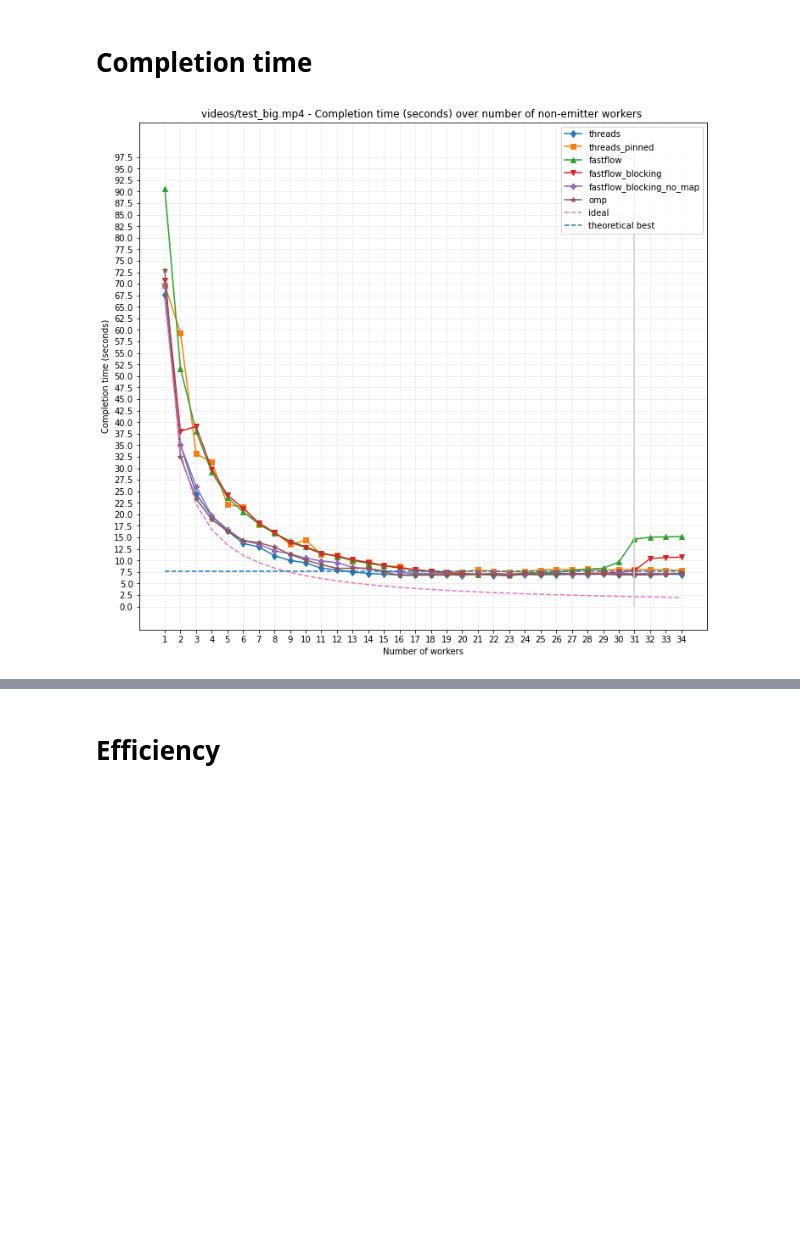
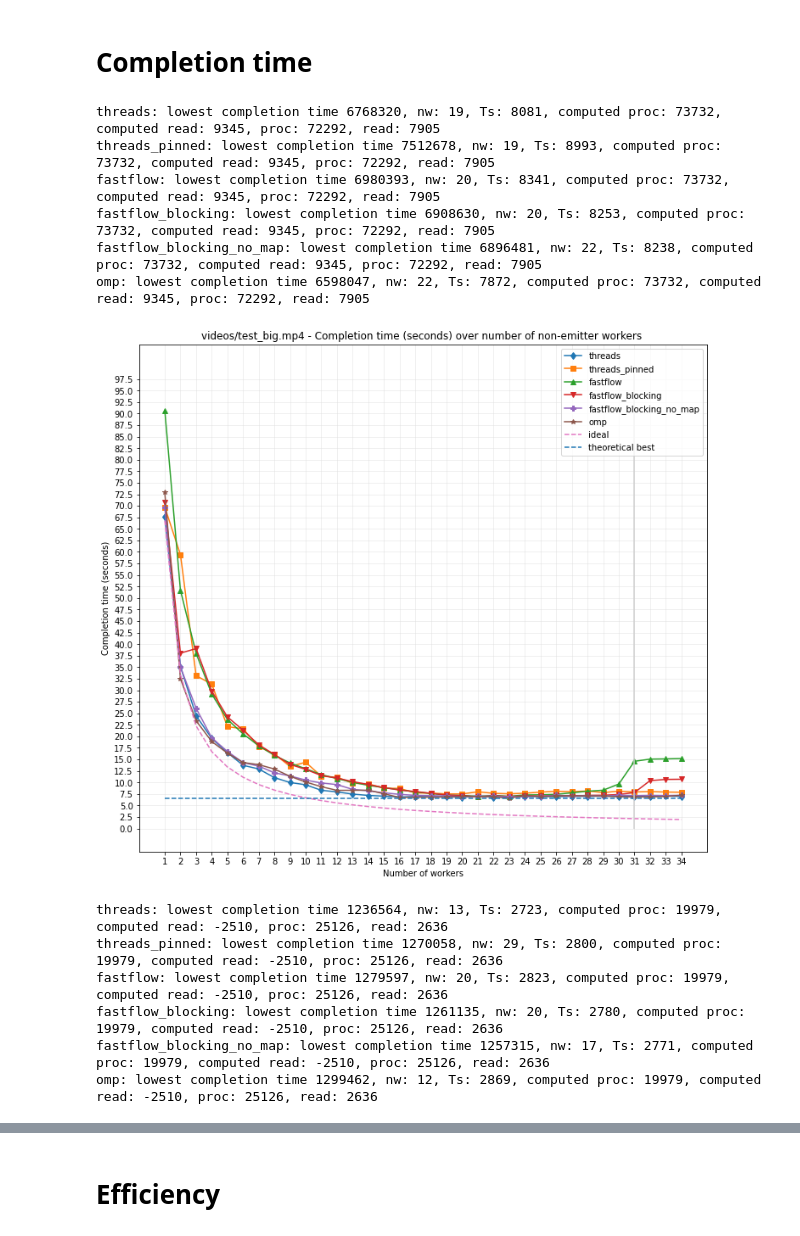
Before and after one commit to iwilare/video-motion-detection, a Jupyter notebook: plot/plot.ipynb, the cells around one changed output, grey strips where cells are left out. Saved outputs shown, nothing was run; the diff lists cells and outputs as text; code cells hidden in the pictures; blank space fills up the shorter version.

```diff
--- a/plot/plot.ipynb
+++ b/plot/plot.ipynb
@@ -34,11 +34,11 @@ programs = [('threads',                  'd', '-'),
             ('fastflow_blocking_no_map', 'P', '-'),
             ('omp',                      '*', '-')]
 # %%
-sequentials['read_time'] = [9218,2636,1104]
+sequentials['read_time'] = [6770,2636,1104]
 sequentials['init_time'] = [173849,62852,35543]
 sequentials['total_time'] = [66790000,9810000,2080000]
-sequentials['processing_time'] = [89291,25126,9525]
-sequentials['frames'] = [812,431,227]
+sequentials['processing_time'] = [72292,25126,9525]
+sequentials['frames'] = [816,431,227]
 # %% [markdown]
 # Speedup
 # %%
@@ -46,7 +46,8 @@ for f in filenames:
     plt.gcf().set_size_inches(12, 11)
     def seq(n): return sequentials[sequentials['filename'] == f][n].values[0]
 
-    serial_fraction =  (seq('read_time')*(seq('frames')-1)+seq('init_time')) / seq('total_time')
+    serial_time = seq('init_time') + seq('read_time') * seq('frames')
+    serial_fraction = serial_time / seq('total_time')
     max_speedup = 1 / serial_fraction
 
     for p, m, d in programs:
@@ -79,33 +80,52 @@ for f in filenames:
 # %%
 for f in filenames:
     plt.gcf().set_size_inches(12, 11)
     def seq(n): return sequentials[sequentials['filename'] == f][n].values[0]
+
     for p, m, d in programs:
-        y = df[(df['name'] == 'bin/'+p) & (df['filename'] == f)]['avg']
+        data = df[(df['name'] == 'bin/'+p) & (df['filename'] == f)]
+        avg_service_time = int( (data['avg'].min() - seq('init_time')) / seq('frames'))
+        comp_read        = int( (seq('total_time') - seq('init_time')) / seq('frames') - seq('processing_time'))
+        comp_seq         = int( (seq('total_time') - seq('init_time')) / seq('frames') - seq('read_time'))
+
+        print(f"{p}: lowest completion time {data['avg'].min()}, nw: {data['avg'].argmin()}, Ts: {avg_service_time}, computed proc: {comp_seq}, computed read: {comp_read}, proc: {seq('processing_time')}, read: {seq('read_time')}")
+        y = data['avg']
         #e = df[(df['name'] == p) & (df['filename'] == f)]['std']
         plt.plot(all_n_workers, y/1e6, d, label=p, marker=m)
     plt.grid(color='#e0e0e0', linestyle='-', linewidth=0.5)
     plt.plot(all_n_workers, seq('total_time')/1e6/all_n_workers, '--', label='ideal')
     plt.xticks(all_n_workers)
 
-    plt.hlines((seq('read_time')*seq('frames')+seq('init_time'))/1e6, xmin=1, xmax=34, linestyle='--',label='theoretical best')
+    plt.hlines((seq('init_time') + seq('read_time')*seq('frames'))/1e6, xmin=1, xmax=34, linestyle='--',label='theoretical best')
 
     if f == 'videos/test_big.mp4':
         plt.yticks([x*2.5 for x in range(0,40,1)])
         plt.vlines(31, ymin=0, ymax=40*2.5, color='#d0d0d0', linestyle='-')
     if f == 'videos/test_mid.mp4':
         plt.yticks([x*0.5 for x in range(0,30,1)])
         plt.vlines(31, ymin=0, ymax=30*0.5, color='#d0d0d0', linestyle='-')
     if f == 'videos/test_small.mp4':
         plt.yticks([x*0.1 for x in range(0,35,1)])
         plt.vlines(31, ymin=0, ymax=35*0.1, color='#d0d0d0', linestyle='-')
 
     plt.legend()
     plt.ylabel("Completion time (seconds)")
     plt.xlabel("Number of workers")
     plt.title(f"{f} - Completion time (seconds) over number of non-emitter workers ")
     plt.savefig(f'completion_time_{crop_slash(f)}.svg')
     plt.show()
 # %% [output]
+threads: lowest completion time 6768320, nw: 19, Ts: 8081, computed proc: 73732, computed read: 9345, proc: 72292, read: 7905
+threads_pinned: lowest completion time 7512678, nw: 19, Ts: 8993, computed proc: 73732, computed read: 9345, proc: 72292, read: 7905
+fastflow: lowest completion time 6980393, nw: 20, Ts: 8341, computed proc: 73732, computed read: 9345, proc: 72292, read: 7905
+fastflow_blocking: lowest completion time 6908630, nw: 20, Ts: 8253, computed proc: 73732, computed read: 9345, proc: 72292, read: 7905
+fastflow_blocking_no_map: lowest completion time 6896481, nw: 22, Ts: 8238, computed proc: 73732, computed read: 9345, proc: 72292, read: 7905
+omp: lowest completion time 6598047, nw: 22, Ts: 7872, computed proc: 73732, computed read: 9345, proc: 72292, read: 7905
-[figure, old version]
+[figure, new version]
+threads: lowest completion time 1236564, nw: 13, Ts: 2723, computed proc: 19979, computed read: -2510, proc: 25126, read: 2636
+threads_pinned: lowest completion time 1270058, nw: 29, Ts: 2800, computed proc: 19979, computed read: -2510, proc: 25126, read: 2636
+fastflow: lowest completion time 1279597, nw: 20, Ts: 2823, computed proc: 19979, computed read: -2510, proc: 25126, read: 2636
+fastflow_blocking: lowest completion time 1261135, nw: 20, Ts: 2780, computed proc: 19979, computed read: -2510, proc: 25126, read: 2636
+fastflow_blocking_no_map: lowest completion time 1257315, nw: 17, Ts: 2771, computed proc: 19979, computed read: -2510, proc: 25126, read: 2636
+omp: lowest completion time 1299462, nw: 12, Ts: 2869, computed proc: 19979, computed read: -2510, proc: 25126, read: 2636
 [figure]
```
Also changed, not shown: parts of 2 cells of this notebook, 1 other file.
